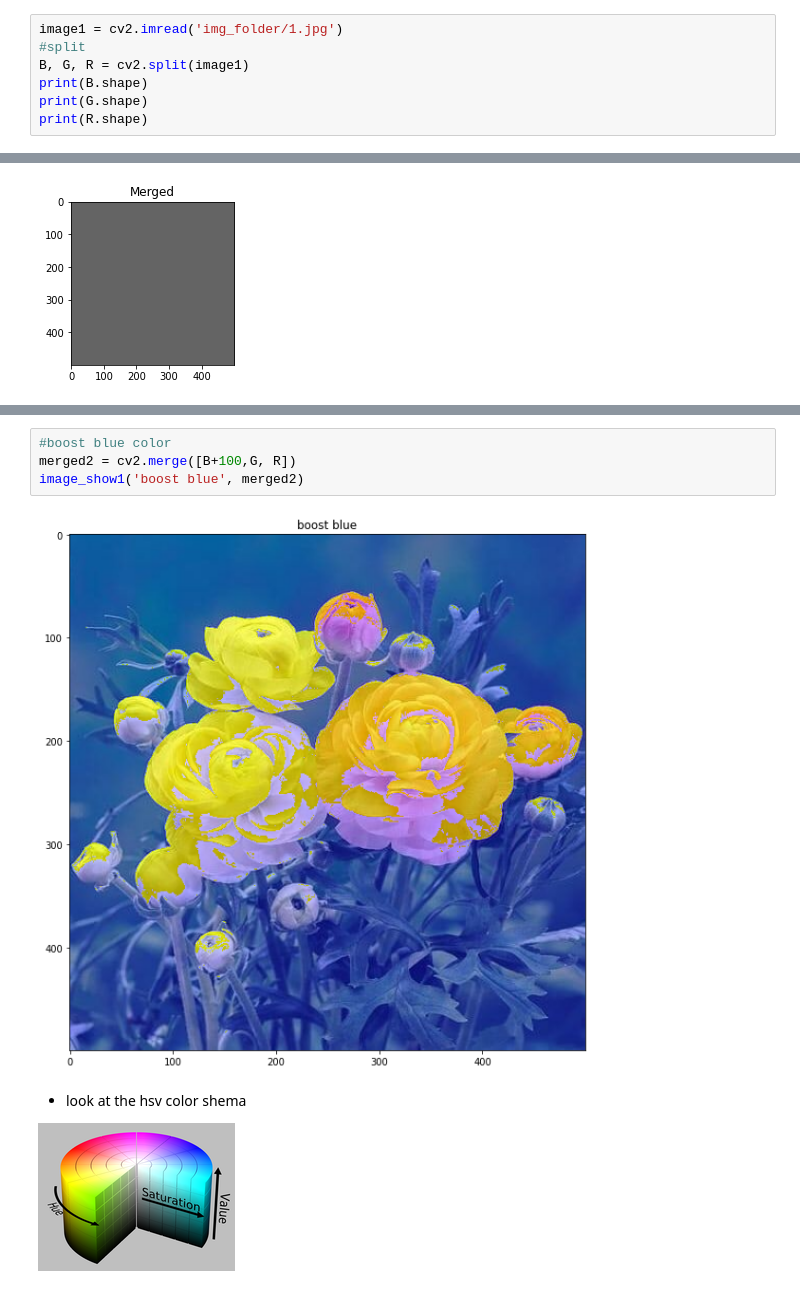
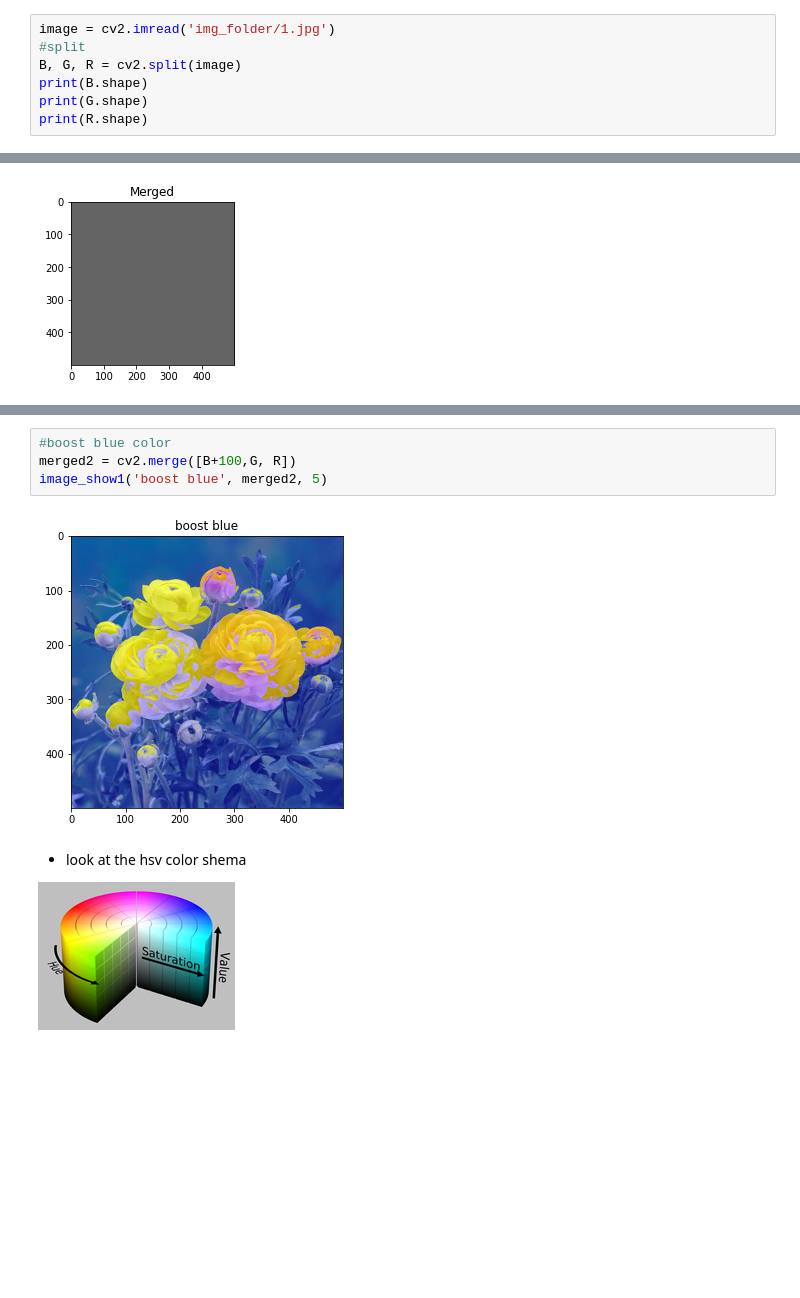
Before and after one commit to maliekici/zero_to_ComputerVision, a Jupyter notebook: lectures/color_spaces_drawing_imagesL2.ipynb, the cells around one changed output, grey strips where cells are left out. Drawn from its saved outputs; the diff is of its cells as text; blank space fills up the shorter version.

```diff
--- a/lectures/color_spaces_drawing_imagesL2.ipynb
+++ b/lectures/color_spaces_drawing_imagesL2.ipynb
@@ -19,9 +21,9 @@ def image_show1(title = "Title", image = None, size = 10):
     plt.title(title)
     plt.show()
 # %%
-image1 = cv2.imread('img_folder/1.jpg')
+image = cv2.imread('img_folder/1.jpg')
 #split
-B, G, R = cv2.split(image1)
+B, G, R = cv2.split(image)
 print(B.shape)
 print(G.shape)
 print(R.shape)
@@ -61,9 +63,9 @@ image_show1("Merged", merged)
 # %%
 #boost blue color
 merged2 = cv2.merge([B+100,G, R])
-image_show1('boost blue', merged2)
+image_show1('boost blue', merged2, 5)
 # %% [output]
-[figure, old version]
+[figure, new version]
 # %% [markdown]
 *   look at the hsv color shema
 
```
Also changed, not shown: parts of 18 cells of this notebook.
